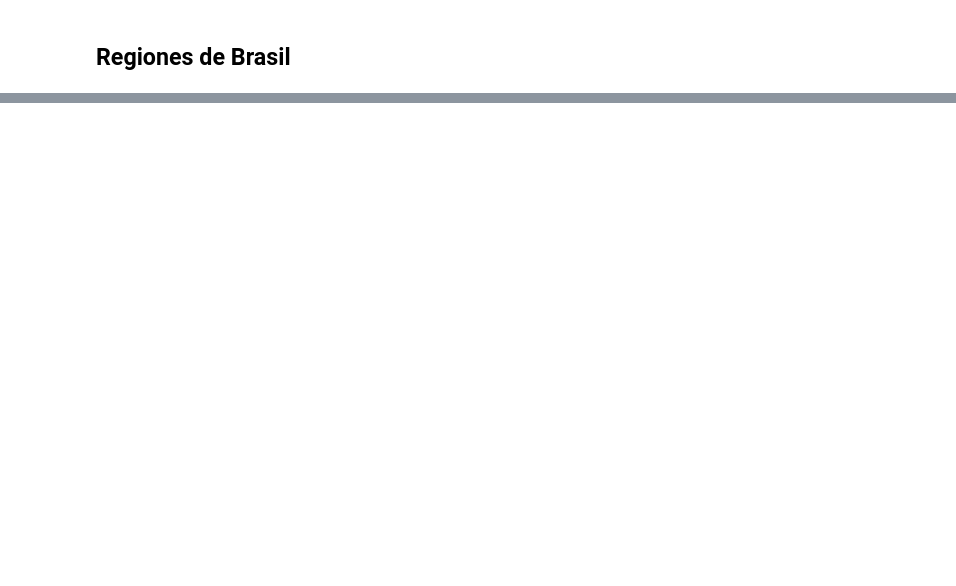
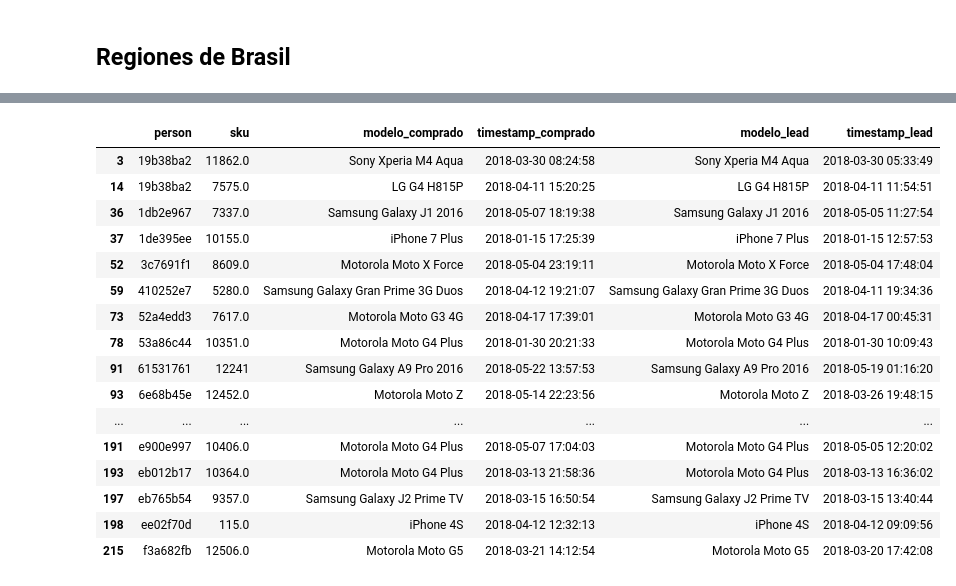
Before and after one commit to alepenaa94/TP1-Datos, a Jupyter notebook: Analisis- Fran.ipynb, the cells around one changed output, grey strips where cells are left out. Cells and saved outputs as stored; diff of their text form; code cells hidden in the pictures; blank space fills up the shorter version.

```diff
--- a/Analisis- Fran.ipynb
+++ b/Analisis- Fran.ipynb
@@ -159,0 +244,21 @@ grafico_visitas_regiones.set_xlabel("Cantidad",fontsize=12)
+# %%
+person_buy_lead = person_lead_conversion.loc[(person_lead_conversion['modelo_comprado']==person_lead_conversion['modelo_lead'])&(person_lead_conversion['timestamp_lead']<person_lead_conversion['timestamp_comprado']),:]
+person_buy_lead.drop_duplicates('sku')
+# %% [output]
+|  | person | sku | modelo_comprado | timestamp_comprado | modelo_lead | timestamp_lead |
+| 3 | 19b38ba2 | 11862.0 | Sony Xperia M4 Aqua | 2018-03-30 08:24:58 | Sony Xperia M4 Aqua | 2018-03-30 05:33:49 |
+| 14 | 19b38ba2 | 7575.0 | LG G4 H815P | 2018-04-11 15:20:25 | LG G4 H815P | 2018-04-11 11:54:51 |
+| 36 | 1db2e967 | 7337.0 | Samsung Galaxy J1 2016 | 2018-05-07 18:19:38 | Samsung Galaxy J1 2016 | 2018-05-05 11:27:54 |
+| 37 | 1de395ee | 10155.0 | iPhone 7 Plus | 2018-01-15 17:25:39 | iPhone 7 Plus | 2018-01-15 12:57:53 |
+| 52 | 3c7691f1 | 8609.0 | Motorola Moto X Force | 2018-05-04 23:19:11 | Motorola Moto X Force | 2018-05-04 17:48:04 |
+| 59 | 410252e7 | 5280.0 | Samsung Galaxy Gran Prime 3G Duos | 2018-04-12 19:21:07 | Samsung Galaxy Gran Prime 3G Duos | 2018-04-11 19:34:36 |
+| 73 | 52a4edd3 | 7617.0 | Motorola Moto G3 4G | 2018-04-17 17:39:01 | Motorola Moto G3 4G | 2018-04-17 00:45:31 |
+| 78 | 53a86c44 | 10351.0 | Motorola Moto G4 Plus | 2018-01-30 20:21:33 | Motorola Moto G4 Plus | 2018-01-30 10:09:43 |
+| 91 | 61531761 | 12241 | Samsung Galaxy A9 Pro 2016 | 2018-05-22 13:57:53 | Samsung Galaxy A9 Pro 2016 | 2018-05-19 01:16:20 |
+| 93 | 6e68b45e | 12452.0 | Motorola Moto Z | 2018-05-14 22:23:56 | Motorola Moto Z | 2018-03-26 19:48:15 |
+| ... | ... | ... | ... | ... | ... | ... |
+| 191 | e900e997 | 10406.0 | Motorola Moto G4 Plus | 2018-05-07 17:04:03 | Motorola Moto G4 Plus | 2018-05-05 12:20:02 |
+| 193 | eb012b17 | 10364.0 | Motorola Moto G4 Plus | 2018-03-13 21:58:36 | Motorola Moto G4 Plus | 2018-03-13 16:36:02 |
+| 197 | eb765b54 | 9357.0 | Samsung Galaxy J2 Prime TV | 2018-03-15 16:50:54 | Samsung Galaxy J2 Prime TV | 2018-03-15 13:40:44 |
+| 198 | ee02f70d | 115.0 | iPhone 4S | 2018-04-12 12:32:13 | iPhone 4S | 2018-04-12 09:09:56 |
+| 215 | f3a682fb | 12506.0 | Motorola Moto G5 | 2018-03-21 14:12:54 | Motorola Moto G5 | 2018-03-20 17:42:08 |
```
Also changed, not shown: parts of 21 cells of this notebook.
